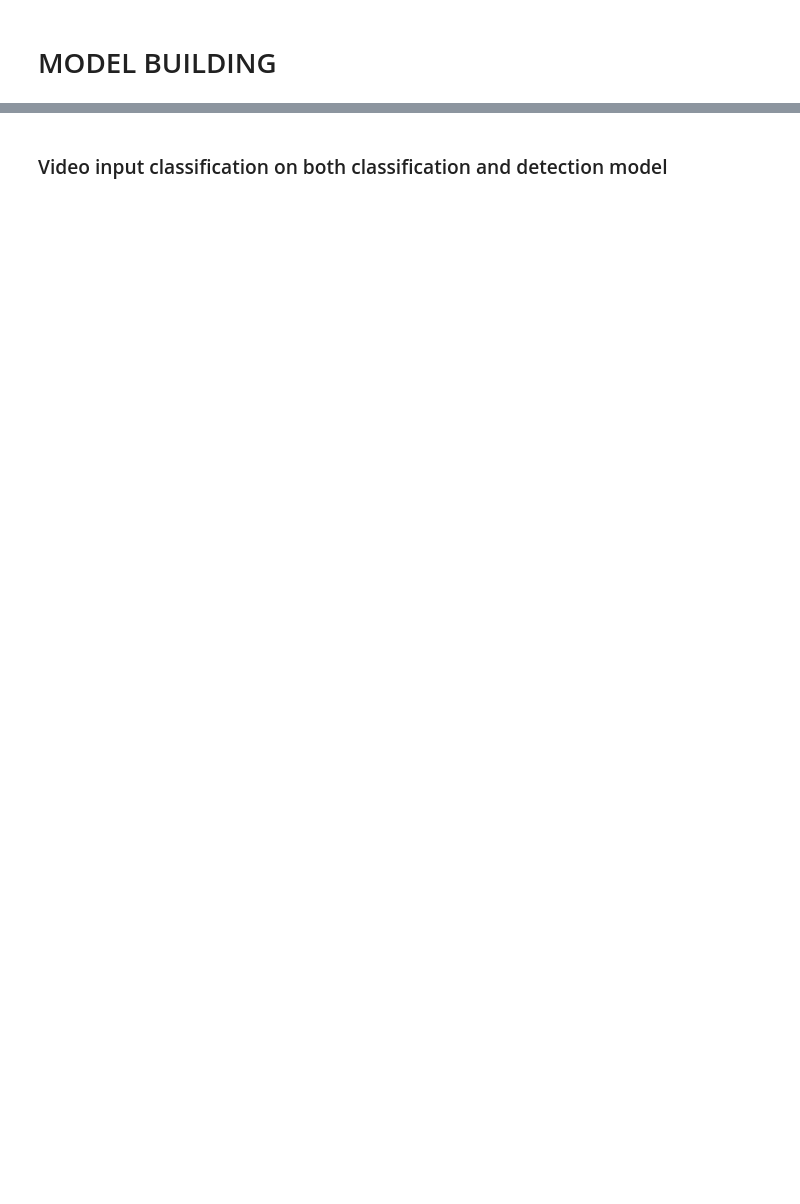
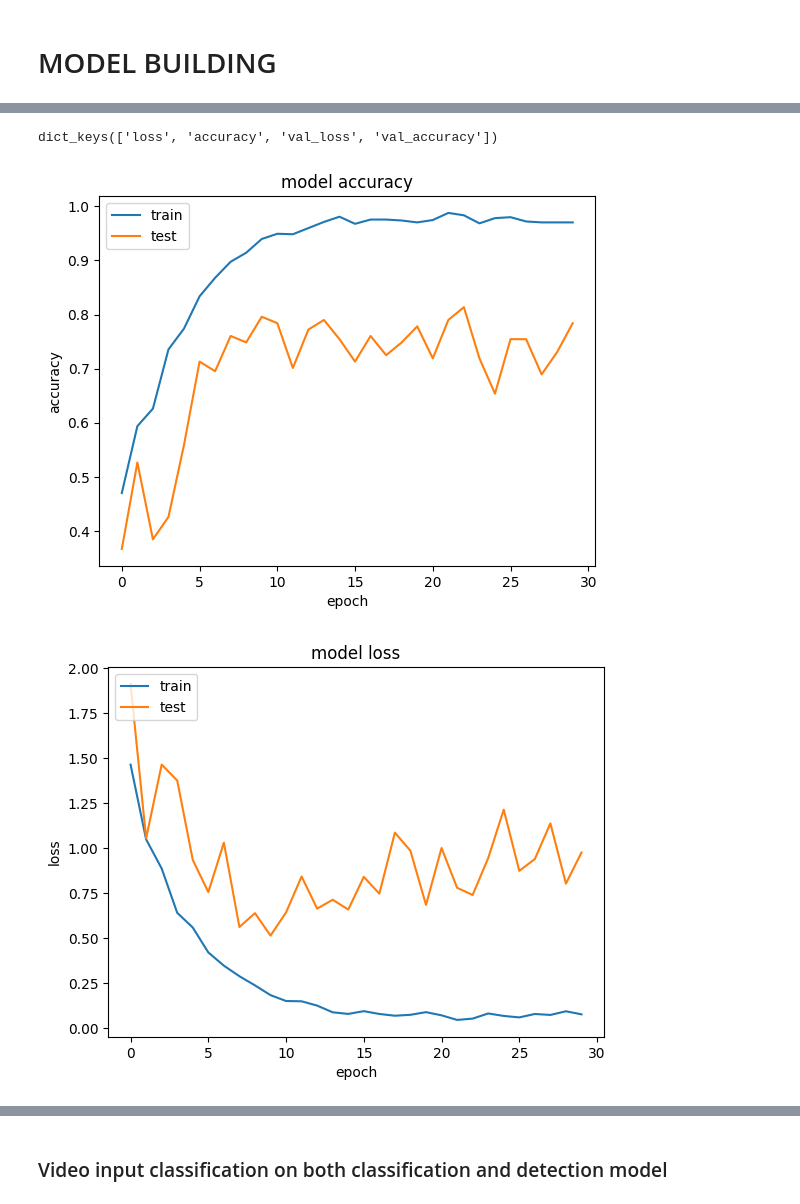
Before and after one commit to shivodit/RockPaperScissorsML, a Jupyter notebook: model.ipynb, the cells around one changed output, grey strips where cells are left out. Cells and saved outputs as stored; diff of their text form; code cells hidden in the pictures; blank space fills up the shorter version.

```diff
--- a/model.ipynb
+++ b/model.ipynb
@@ -267,0 +376,14 @@ Epoch 20/20
+# %%
+# getting data for only classification based learning
+# the database used is different from config.DATBASE_DIR this dataset
+# is the multiclass classification dataset from Rock-Paper-Scissors-SXSW-12
+# hence it only contains isolated object photo
+# I don't think it will perform well for objects far from camera or with complex background
+t_gen = get_class_data('train')
+v_gen = get_class_data('valid')
+
+model = get_model_1()
+[print(i.shape, i.dtype) for i in model.inputs]
+[print(o.shape, o.dtype) for o in model.outputs]
+es = EarlyStopping(monitor='val_loss', mode='min', verbose=1,patience=20)
+history = model.fit(t_gen,validation_data=v_gen,epochs = 50,batch_size=config.BATCH_SIZE,callbacks=[es])
@@ -267,0 +426,22 @@ Epoch 20/20
+# %%
+print(history.history.keys())
+# summarize history for accuracy
+plt.plot(history.history['accuracy'])
+plt.plot(history.history['val_accuracy'])
+plt.title('model accuracy')
+plt.ylabel('accuracy')
+plt.xlabel('epoch')
+plt.legend(['train', 'test'], loc='upper left')
+plt.show()
+# summarize history for loss
+plt.plot(history.history['loss'])
+plt.plot(history.history['val_loss'])
+plt.title('model loss')
+plt.ylabel('loss')
+plt.xlabel('epoch')
+plt.legend(['train', 'test'], loc='upper left')
+plt.show()
+# %% [output]
+dict_keys(['loss', 'accuracy', 'val_loss', 'val_accuracy'])
+[figure, added]
+[figure, added]
```
Also changed, not shown: parts of 26 cells of this notebook, 3 other files.
